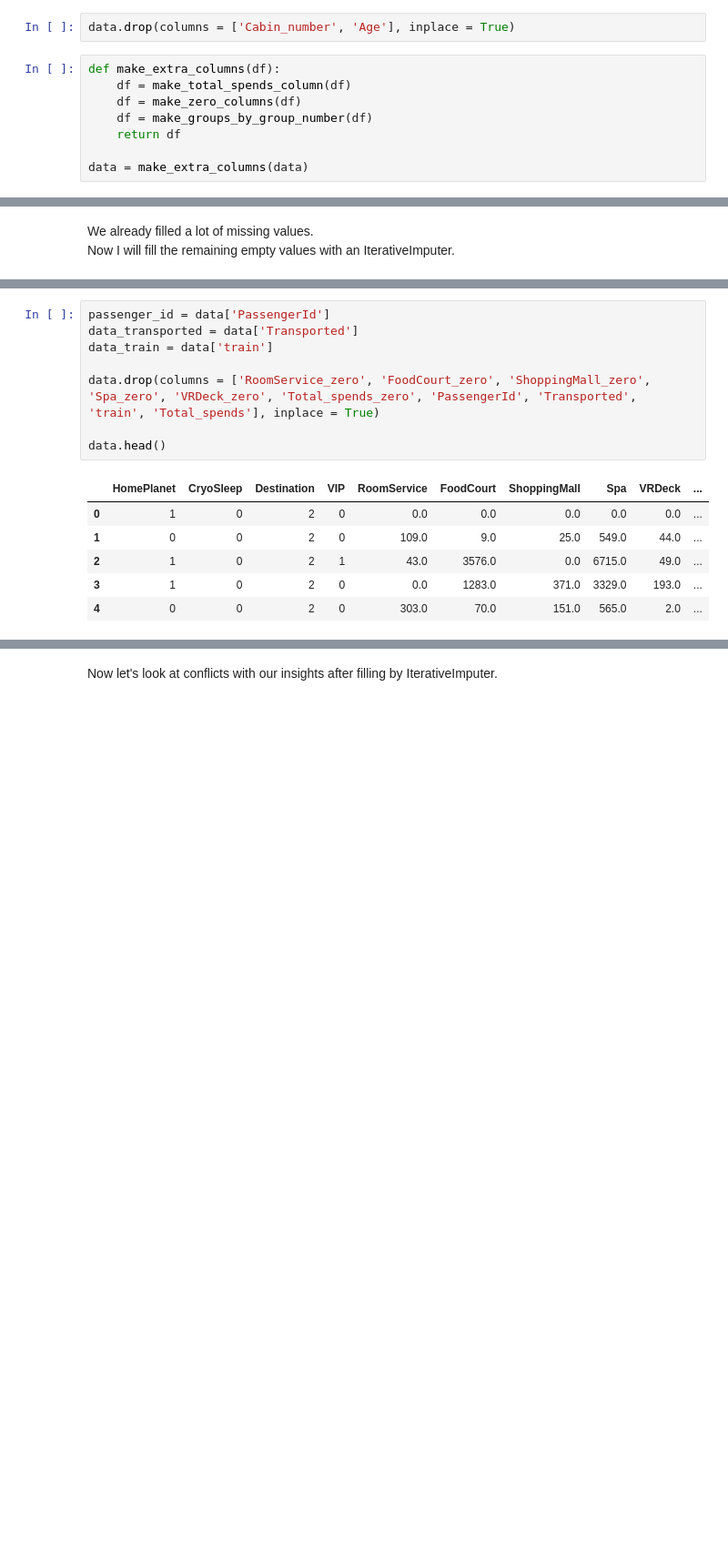
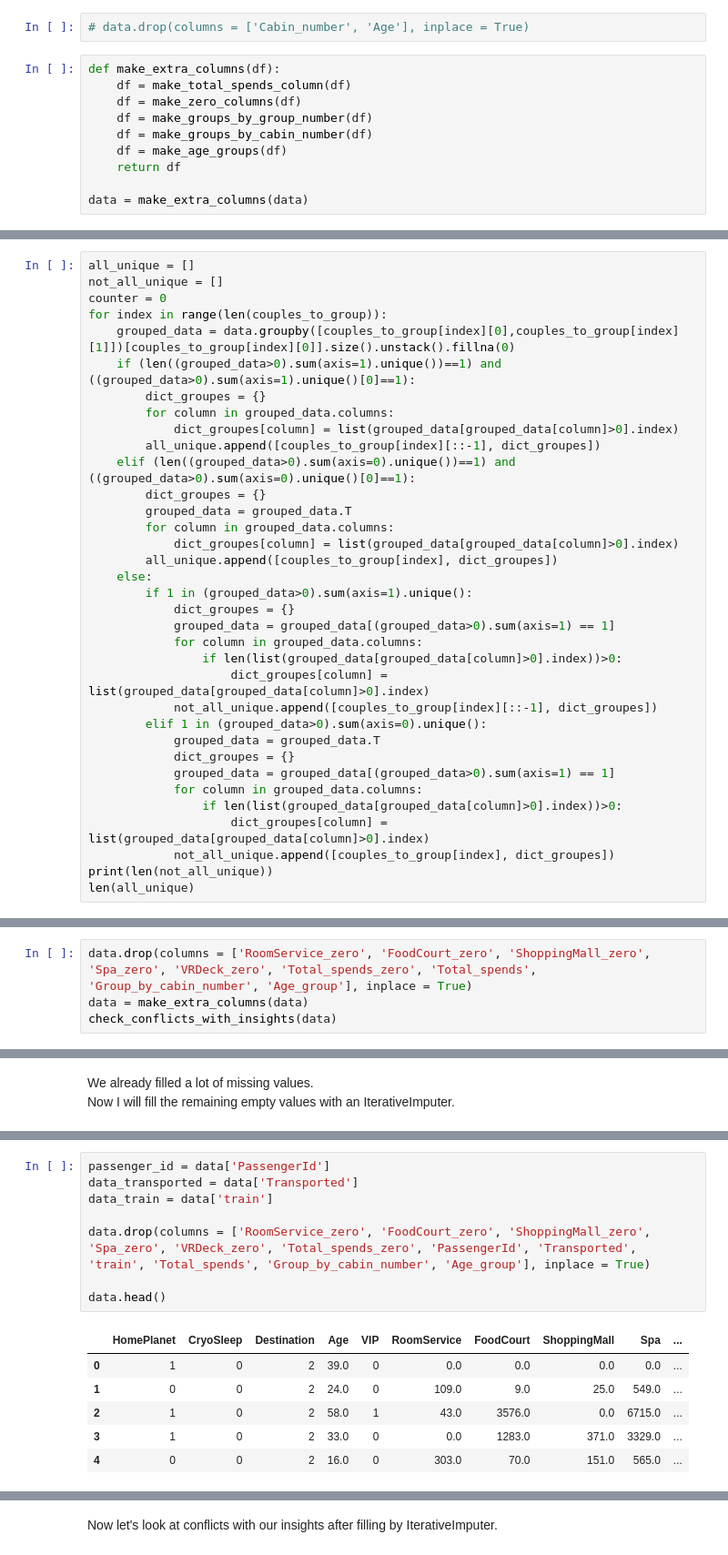
Before and after one commit to tatiana-stukan/kaggle-projects, a Jupyter notebook: spaceship_titanic/main.ipynb, the cells around one changed output, grey strips where cells are left out. Shown at 91% size. Cells and saved outputs as stored; diff of their text form; blank space fills up the shorter version.

```diff
--- a/spaceship_titanic/main.ipynb
+++ b/spaceship_titanic/main.ipynb
@@ -545,10 +546,12 @@ data_original = data.copy()
 # %%
-data.drop(columns = ['Cabin_number', 'Age'], inplace = True)
+# data.drop(columns = ['Cabin_number', 'Age'], inplace = True)
 # %%
 def make_extra_columns(df):
     df = make_total_spends_column(df)
     df = make_zero_columns(df)
     df = make_groups_by_group_number(df)
+    df = make_groups_by_cabin_number(df)
+    df = make_age_groups(df)
     return df
 
 data = make_extra_columns(data)
@@ -653,0 +666,35 @@ missing_values
+# %%
+all_unique = []
+not_all_unique = []
+counter = 0
+for index in range(len(couples_to_group)):
+    grouped_data = data.groupby([couples_to_group[index][0],couples_to_group[index][1]])[couples_to_group[index][0]].size().unstack().fillna(0)
+    if (len((grouped_data>0).sum(axis=1).unique())==1) and ((grouped_data>0).sum(axis=1).unique()[0]==1):
+        dict_groupes = {}
+        for column in grouped_data.columns:
+            dict_groupes[column] = list(grouped_data[grouped_data[column]>0].index)
+        all_unique.append([couples_to_group[index][::-1], dict_groupes])
+    elif (len((grouped_data>0).sum(axis=0).unique())==1) and ((grouped_data>0).sum(axis=0).unique()[0]==1):
+        dict_groupes = {}
+        grouped_data = grouped_data.T
+        for column in grouped_data.columns:
+            dict_groupes[column] = list(grouped_data[grouped_data[column]>0].index)
+        all_unique.append([couples_to_group[index], dict_groupes])
+    else:
+        if 1 in (grouped_data>0).sum(axis=1).unique():
+            dict_groupes = {}
+            grouped_data = grouped_data[(grouped_data>0).sum(axis=1) == 1]
+            for column in grouped_data.columns:
+                if len(list(grouped_data[grouped_data[column]>0].index))>0:
+                    dict_groupes[column] = list(grouped_data[grouped_data[column]>0].index)
+            not_all_unique.append([couples_to_group[index][::-1], dict_groupes])
+        elif 1 in (grouped_data>0).sum(axis=0).unique():
+            grouped_data = grouped_data.T
+            dict_groupes = {}
+            grouped_data = grouped_data[(grouped_data>0).sum(axis=1) == 1]
+            for column in grouped_data.columns:
+                if len(list(grouped_data[grouped_data[column]>0].index))>0:
+                    dict_groupes[column] = list(grouped_data[grouped_data[column]>0].index)
+            not_all_unique.append([couples_to_group[index], dict_groupes])
+print(len(not_all_unique))
+len(all_unique)
@@ -653,0 +741,4 @@ missing_values
+# %%
+data.drop(columns = ['RoomService_zero', 'FoodCourt_zero', 'ShoppingMall_zero', 'Spa_zero', 'VRDeck_zero', 'Total_spends_zero', 'Total_spends', 'Group_by_cabin_number', 'Age_group'], inplace = True)
+data = make_extra_columns(data)
+check_conflicts_with_insights(data)
@@ -678,18 +797,18 @@ data.head()
 # %%
 passenger_id = data['PassengerId']
 data_transported = data['Transported']
 data_train = data['train']
 
-data.drop(columns = ['RoomService_zero', 'FoodCourt_zero', 'ShoppingMall_zero', 'Spa_zero', 'VRDeck_zero', 'Total_spends_zero', 'PassengerId', 'Transported', 'train', 'Total_spends'], inplace = True)
+data.drop(columns = ['RoomService_zero', 'FoodCourt_zero', 'ShoppingMall_zero', 'Spa_zero', 'VRDeck_zero', 'Total_spends_zero', 'PassengerId', 'Transported', 'train', 'Total_spends', 'Group_by_cabin_number', 'Age_group'], inplace = True)
 
 data.head()
 # %% [output]
-|  | HomePlanet | CryoSleep | Destination | VIP | RoomService | FoodCourt | ShoppingMall | Spa | VRDeck | ... |
-| 0 | 1 | 0 | 2 | 0 | 0.0 | 0.0 | 0.0 | 0.0 | 0.0 | ... |
-| 1 | 0 | 0 | 2 | 0 | 109.0 | 9.0 | 25.0 | 549.0 | 44.0 | ... |
-| 2 | 1 | 0 | 2 | 1 | 43.0 | 3576.0 | 0.0 | 6715.0 | 49.0 | ... |
-| 3 | 1 | 0 | 2 | 0 | 0.0 | 1283.0 | 371.0 | 3329.0 | 193.0 | ... |
-| 4 | 0 | 0 | 2 | 0 | 303.0 | 70.0 | 151.0 | 565.0 | 2.0 | ... |
+|  | HomePlanet | CryoSleep | Destination | Age | VIP | RoomService | FoodCourt | ShoppingMall | Spa | ... |
+| 0 | 1 | 0 | 2 | 39.0 | 0 | 0.0 | 0.0 | 0.0 | 0.0 | ... |
+| 1 | 0 | 0 | 2 | 24.0 | 0 | 109.0 | 9.0 | 25.0 | 549.0 | ... |
+| 2 | 1 | 0 | 2 | 58.0 | 1 | 43.0 | 3576.0 | 0.0 | 6715.0 | ... |
+| 3 | 1 | 0 | 2 | 33.0 | 0 | 0.0 | 1283.0 | 371.0 | 3329.0 | ... |
+| 4 | 0 | 0 | 2 | 16.0 | 0 | 303.0 | 70.0 | 151.0 | 565.0 | ... |
 # %%
 data_nunique = pd.DataFrame(data.nunique(), columns=['Number_of_unique_values'])
 data_nunique
```
Also changed, not shown: parts of 70 cells of this notebook.
